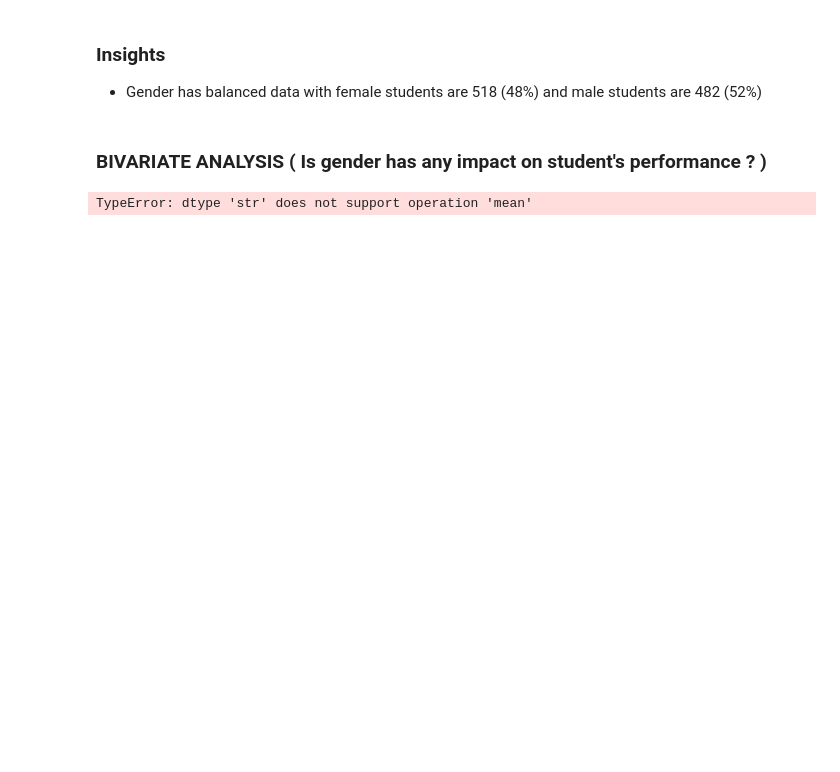
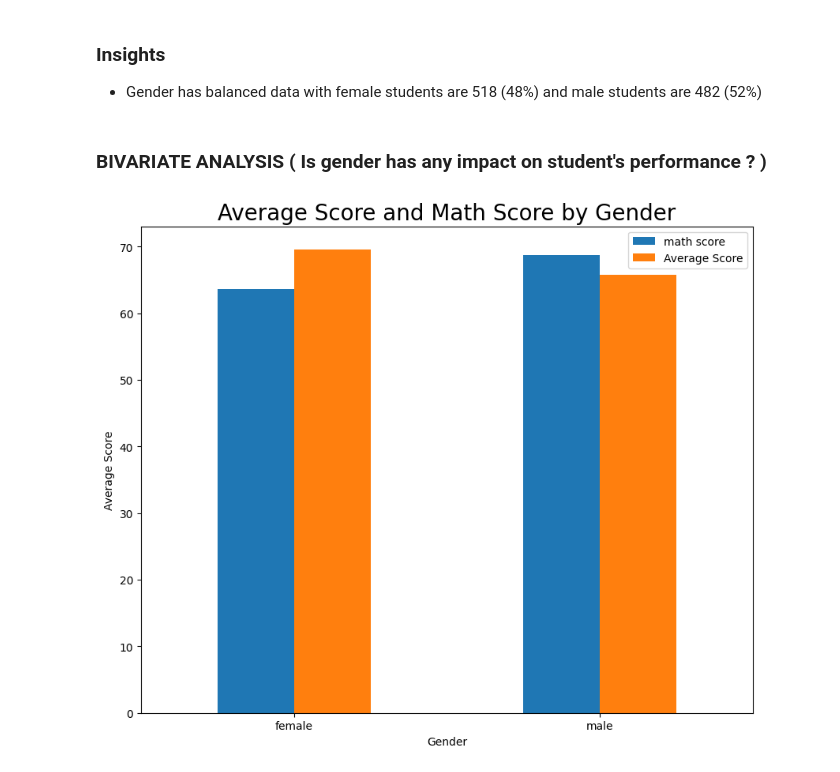
Before and after one commit to nauman-334/MLProject-, a Jupyter notebook: notebook/data/EDAstudentperformance.ipynb, the cells around one changed output. Drawn from its saved outputs; the diff is of its cells as text; code cells hidden in the pictures; blank space fills up the shorter version.

```diff
--- a/notebook/data/EDAstudentperformance.ipynb
+++ b/notebook/data/EDAstudentperformance.ipynb
@@ -362,26 +363,13 @@ plt.show()
 - Gender has balanced data with female students are 518 (48%) and male students are 482 (52%)
 # %% [markdown]
 ### BIVARIATE ANALYSIS ( Is gender has any impact on student's performance ? )
-# %%
-gender_group = df.groupby('gender').mean()
-gender_group
-plt.figure(figsize=(10, 8))
-
-X = ['Total Average','Math Average']
-
-
-female_scores = [gender_group['average'][0], gender_group['math score'][0]]
-male_scores = [gender_group['average'][1], gender_group['math score'][1]]
-
-X_axis = np.arange(len(X))
-
-plt.bar(X_axis - 0.2, male_scores, 0.4, label = 'Male')
-plt.bar(X_axis + 0.2, female_scores, 0.4, label = 'Female')
-
-plt.xticks(X_axis, X)
-plt.ylabel("Marks")
-plt.title("Total average v/s Math average marks of both the genders", fontweight='bold')
-plt.legend()
-plt.show()
-# %% [output]
-TypeError: dtype 'str' does not support operation 'mean'
+# %%
+gender_group = df.groupby('gender')[['math score', 'Average Score']].mean()
+gender_group.plot(kind='bar', figsize=(10, 8))
+plt.title('Average Score and Math Score by Gender', size=20)
+plt.xlabel('Gender')
+plt.ylabel('Average Score')
+plt.xticks(rotation=0)
+plt.show()
+# %% [output]
+[figure, added]
```
Also changed, not shown: parts of 1 cell of this notebook.
